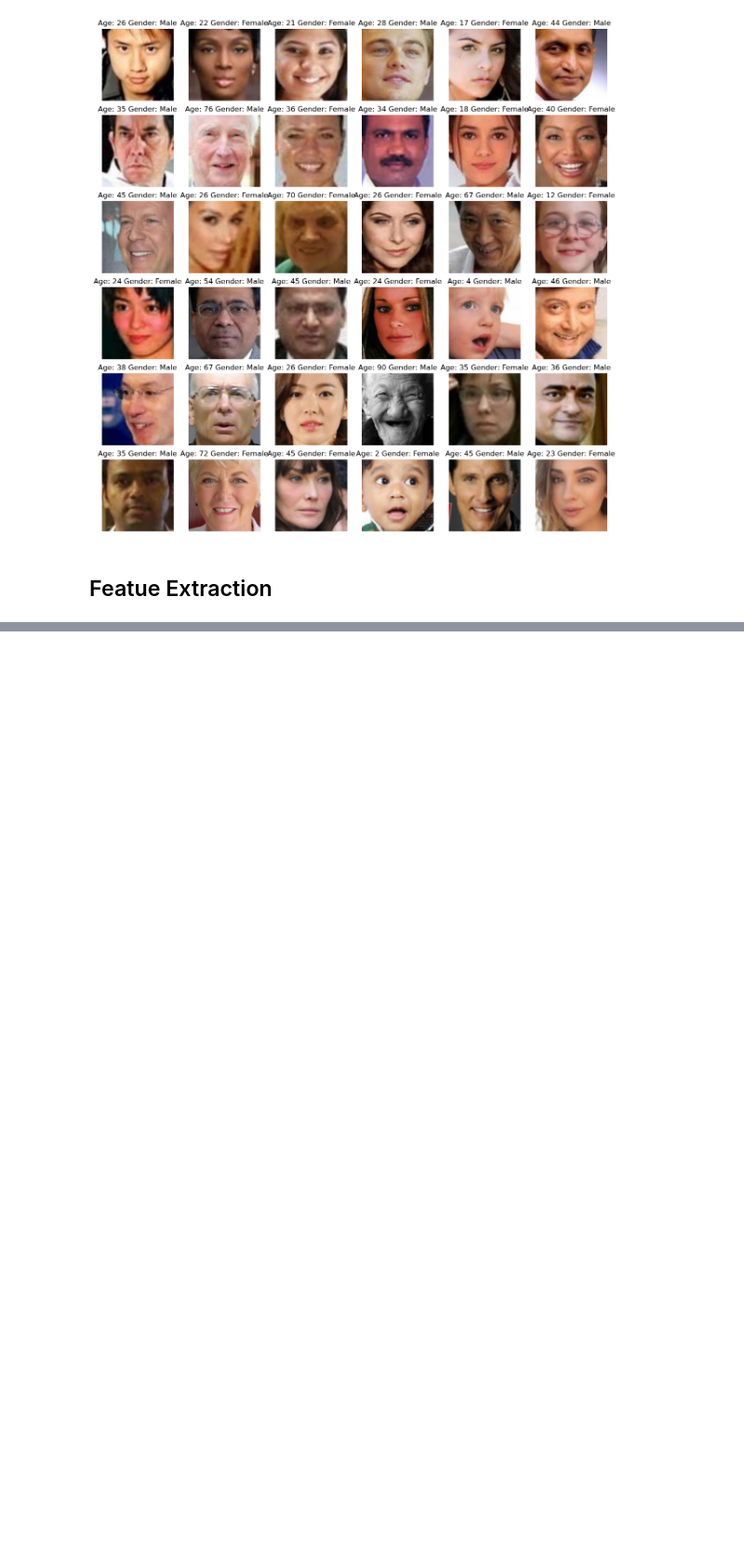
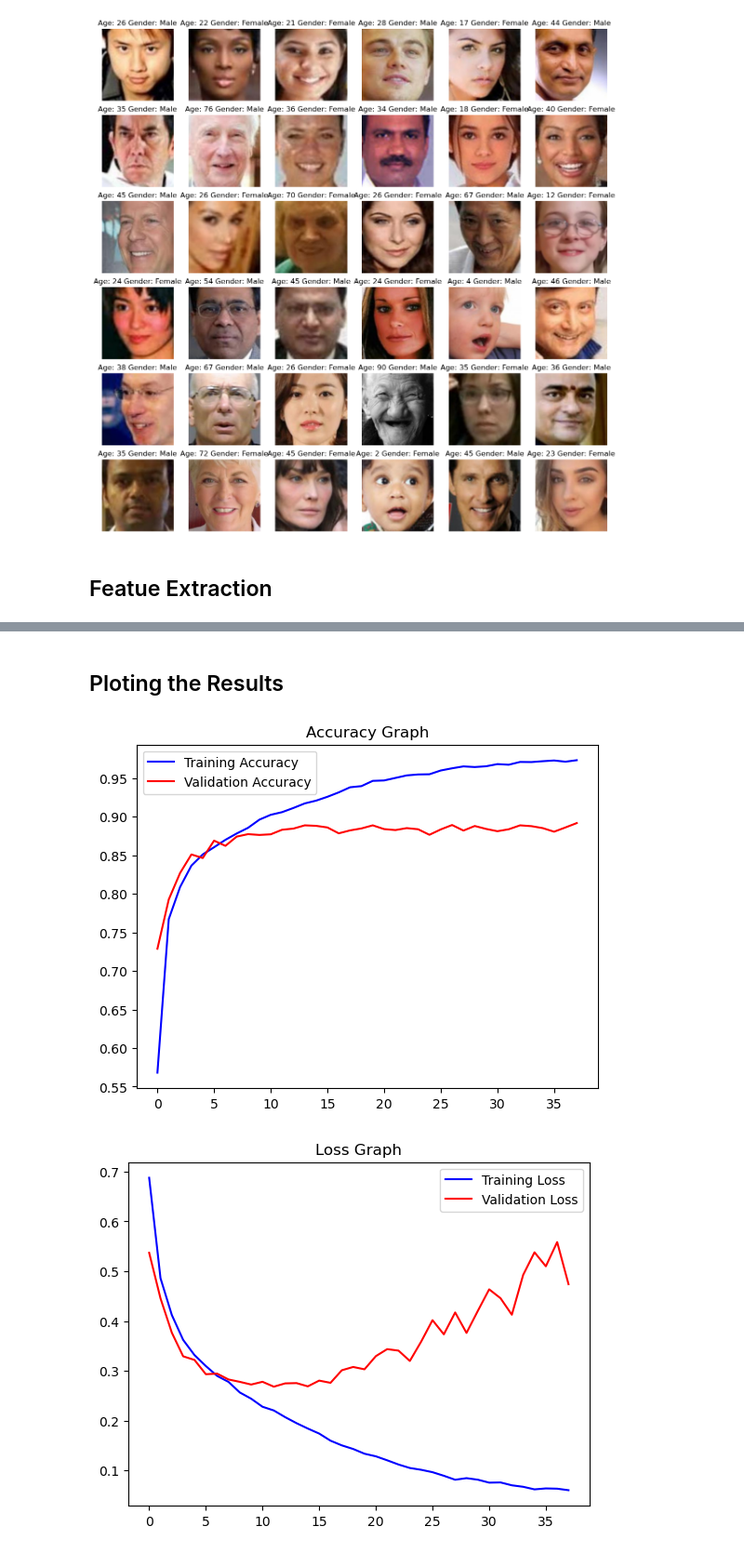
Before and after one commit to ronitttm/Gender-Age-Detection-System, a Jupyter notebook: gender-age-detection.ipynb, the cells around one changed output, grey strips where cells are left out. Shown at 93% size. Drawn from its saved outputs; the diff is of its cells as text; code cells hidden in the pictures; blank space fills up the shorter version.

```diff
--- a/gender-age-detection.ipynb
+++ b/gender-age-detection.ipynb
@@ -97,0 +121,6 @@ for index, file, age, gender in files.itertuples():
+# %%
+# normalize the images
+X = X/255.0
+# %%
+y_gender = np.array(df['gender'])
+y_age = np.array(df['age'])
@@ -97,0 +163,2 @@ for index, file, age, gender in files.itertuples():
+# %%
+predictor = model.fit(x=X, y=[y_gender, y_age], batch_size=32, epochs=38, validation_split=0.2)
@@ -97,0 +183,25 @@ for index, file, age, gender in files.itertuples():
+# %% [markdown]
+## Ploting the Results
+# %%
+# plot results for gender
+acc = predictor.history['gender_out_accuracy']
+val_acc = predictor.history['val_gender_out_accuracy']
+epochs = range(len(acc))
+
+plt.plot(epochs, acc, 'b', label='Training Accuracy')
+plt.plot(epochs, val_acc, 'r', label='Validation Accuracy')
+plt.title('Accuracy Graph')
+plt.legend()
+plt.figure()
+
+loss = predictor.history['gender_out_loss']
+val_loss = predictor.history['val_gender_out_loss']
+
+plt.plot(epochs, loss, 'b', label='Training Loss')
+plt.plot(epochs, val_loss, 'r', label='Validation Loss')
+plt.title('Loss Graph')
+plt.legend()
+plt.show()
+# %% [output]
+[figure, added]
+[figure, added]
```
Also changed, not shown: parts of 20 cells of this notebook.
